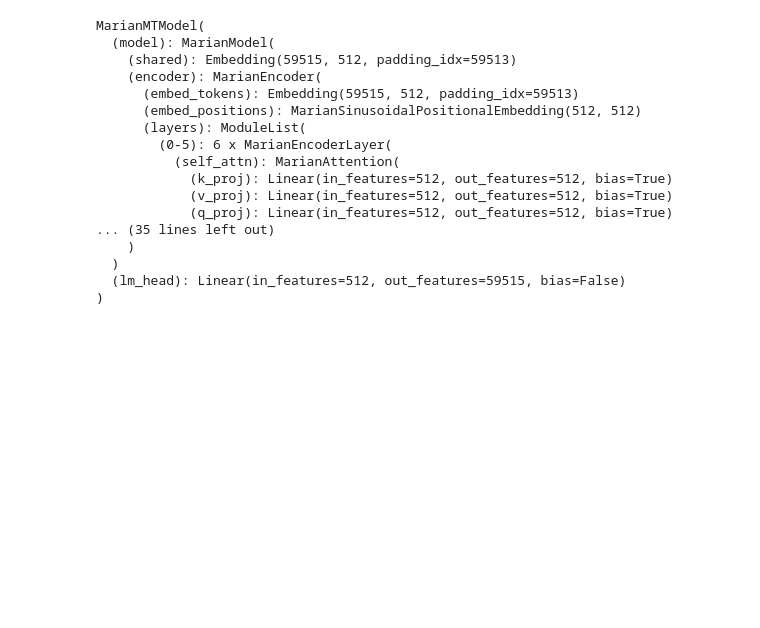
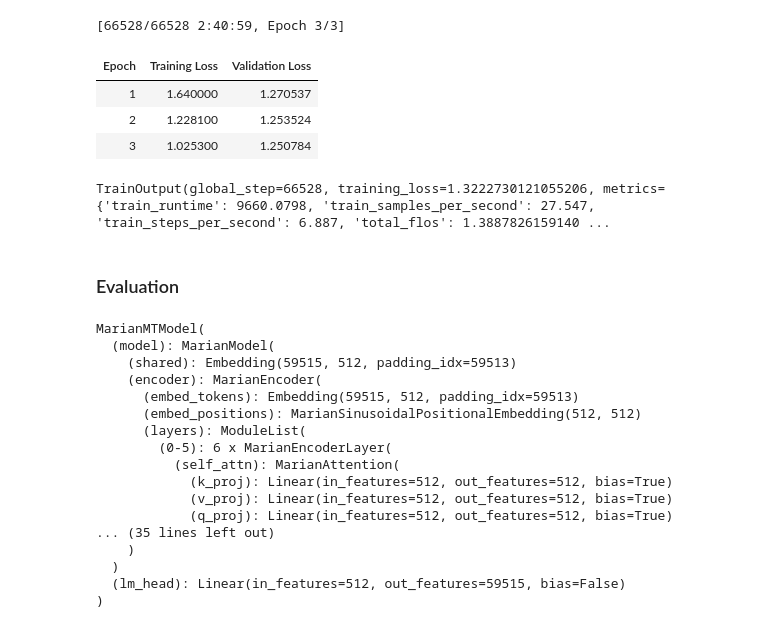
Before and after one commit to eileenzhh/contextual-live-translation, a Jupyter notebook: context_waitk.ipynb, the cells around one changed output. Saved outputs shown, nothing was run; the diff lists cells and outputs as text; code cells hidden in the pictures; blank space fills up the shorter version.

Commit message:
waitk results

```diff
--- a/context_waitk.ipynb
+++ b/context_waitk.ipynb
@@ -3,0 +413,9 @@ from transformers import AutoTokenizer, AutoModelForSeq2SeqLM
+# %%
+train_ds = Dataset.from_pandas(df_train_with_prev)
+val_ds = Dataset.from_pandas(df_val_with_prev)
+
+final_ds = DatasetDict({
+    "train": train_ds,
+    "val": val_ds
+})
+final_ds
@@ -4 +566,45 @@ from transformers import AutoTokenizer, AutoModelForSeq2SeqLM
+# %%
+processed_ds = final_ds.map(preprocess, batched=True, remove_columns=final_ds["train"].column_names)
+# %%
+from transformers import Seq2SeqTrainer, Seq2SeqTrainingArguments
+
+training_args = Seq2SeqTrainingArguments(
+    output_dir="./model_out",
+    per_device_train_batch_size=4,   # adjust for memory
+    per_device_eval_batch_size=4,
+    save_strategy="epoch",
+    logging_strategy="steps",
+    run_name="waitk-contextual-translation",
+    logging_steps=50,
+    eval_strategy="epoch",
+    learning_rate=5e-5,
+    num_train_epochs=3,
+    fp16=False,             # DON'T use fp16 (unsupported on Mac GPUs)
+    bf16=False,             # bf16 also unsupported
+    fp16_opt_level="O0",
+    eval_accumulation_steps=2,
+    predict_with_generate=True,
+    report_to="wandb",      # Enable wandb logging
+)
+# %%
+collator = DataCollatorForSeq2Seq(tokenizer, model=model)
+
+trainer = Seq2SeqTrainer(
+    model=model,
+    args=training_args,
+    data_collator=collator,
+    train_dataset=processed_ds["train"],
+    eval_dataset=processed_ds["val"]
+)
+# %%
+trainer.train()
+# %% [output]
+[66528/66528 2:40:59, Epoch 3/3]
+| Epoch | Training Loss | Validation Loss |
+| 1 | 1.640000 | 1.270537 |
+| 2 | 1.228100 | 1.253524 |
+| 3 | 1.025300 | 1.250784 |
+TrainOutput(global_step=66528, training_loss=1.3222730121055206, metrics={'train_runtime': 9660.0798, 'train_samples_per_second': 27.547, 'train_steps_per_second': 6.887, 'total_flos': 1.3887826159140 ...
+# %% [markdown]
+### Evaluation
 # %%
```
Also changed, not shown: parts of 36 cells of this notebook.
